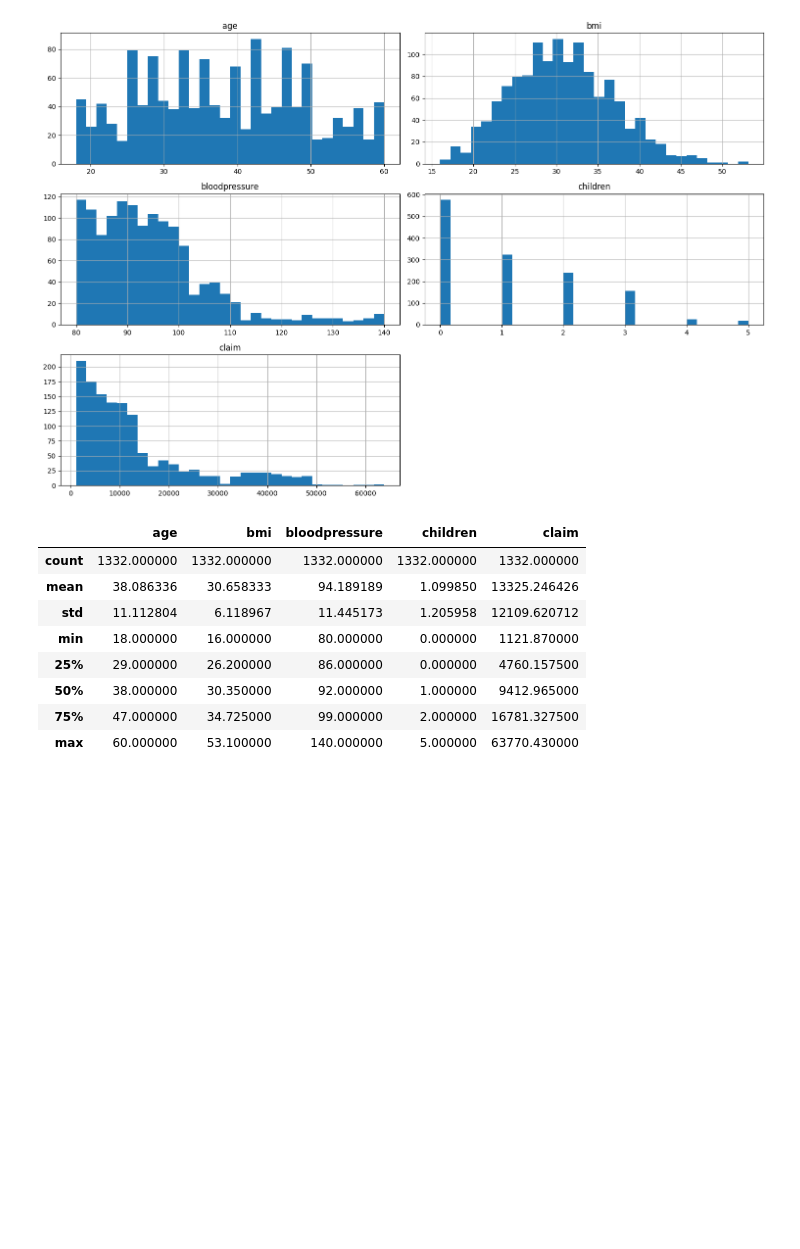
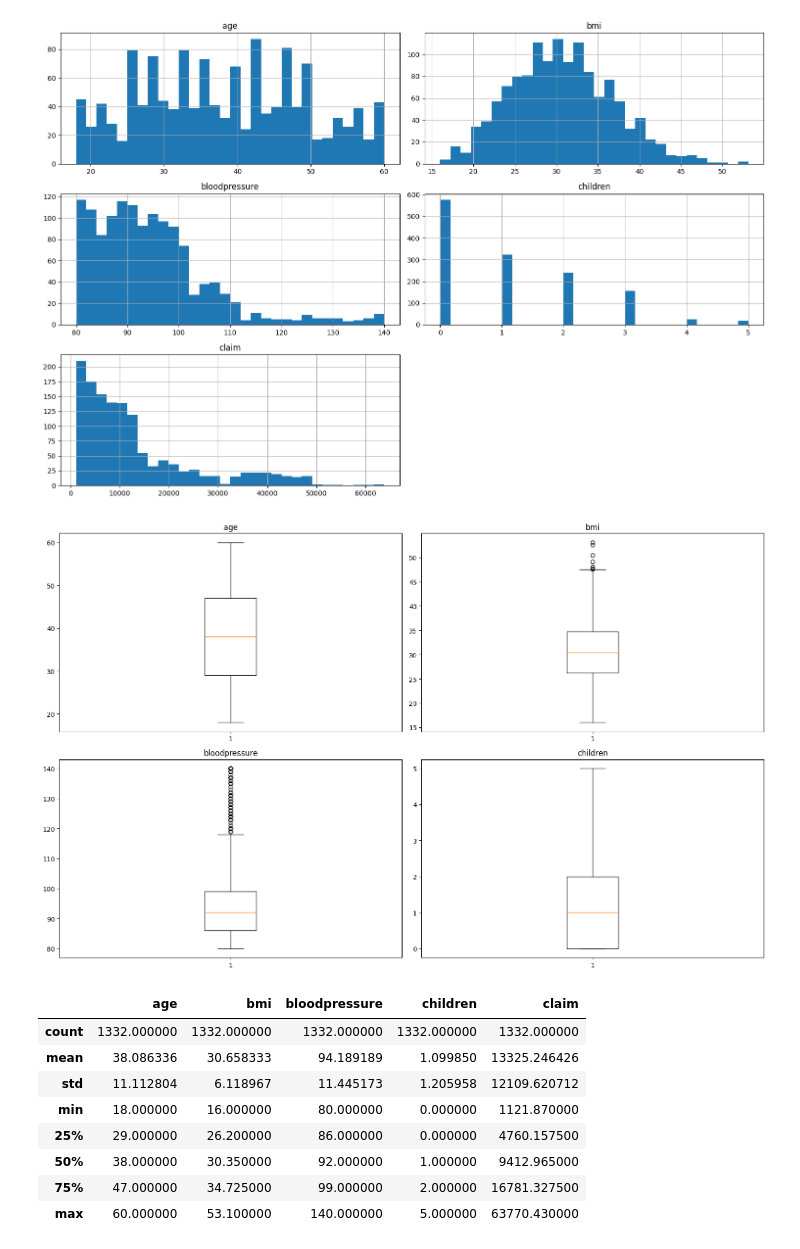
Before and after one commit to lojnys/health-insurance-claims, a Jupyter notebook: notebooks/0_EDA.ipynb, the cells around one changed output. Saved outputs shown, nothing was run; the diff lists cells and outputs as text; code cells hidden in the pictures; blank space fills up the shorter version.

```diff
--- a/notebooks/0_EDA.ipynb
+++ b/notebooks/0_EDA.ipynb
@@ -290,6 +304,21 @@ plt.tight_layout()
 plt.show()
 # %% [output]
 [figure]
+# %%
+numerical_cols_small = numerical_cols.copy().drop("claim")
+
+fig, axes = plt.subplots(2,2, figsize=(16,10))
+
+axes = axes.flatten()
+
+for i, col in enumerate(numerical_cols_small):
+    axes[i].boxplot(df_man[col])
+    axes[i].set_title(col)
+
+plt.tight_layout()
+plt.show()
+# %% [output]
+[figure, added]
 # %%
 df_man[numerical_cols].describe()
 # %% [output]
```
Also changed, not shown: parts of 14 cells of this notebook.
